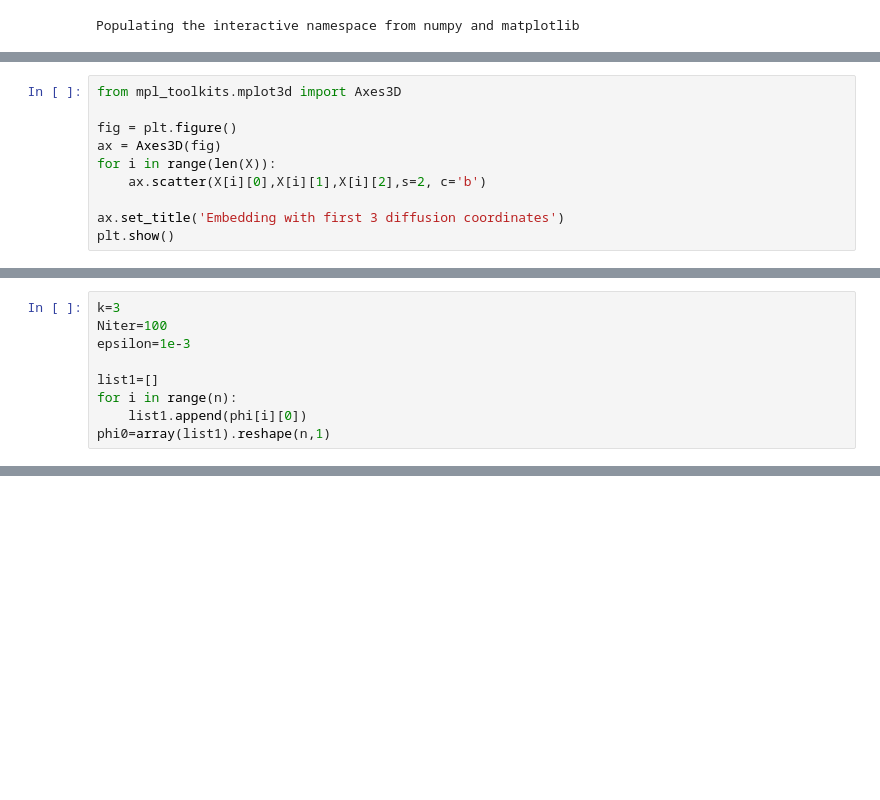
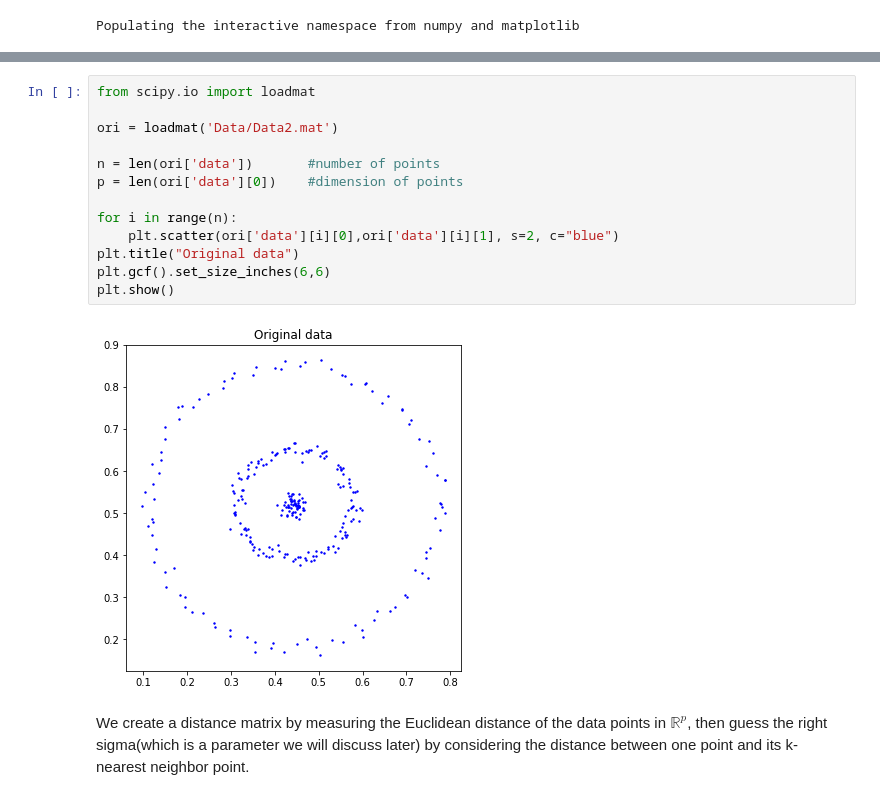
Before and after one commit to teshenglin/diffusion_maps, a Jupyter notebook: AnnLee's_code.ipynb, the cells around one changed output, grey strips where cells are left out. Saved outputs shown, nothing was run; the diff lists cells and outputs as text; blank space fills up the shorter version.

```diff
--- a/AnnLee's_code.ipynb
+++ b/AnnLee's_code.ipynb
@@ -217,10 +4,0 @@ else:
-# %%
-from mpl_toolkits.mplot3d import Axes3D
-
-fig = plt.figure()
-ax = Axes3D(fig)
-for i in range(len(X)):
-    ax.scatter(X[i][0],X[i][1],X[i][2],s=2, c='b')
-
-ax.set_title('Embedding with first 3 diffusion coordinates')
-plt.show()
@@ -231,9 +4,0 @@ plt.show()
-# %%
-k=3
-Niter=100
-epsilon=1e-3
-
-list1=[]
-for i in range(n):
-    list1.append(phi[i][0])
-phi0=array(list1).reshape(n,1)
@@ -384,0 +10,18 @@ plt.show()
+# %%
+from scipy.io import loadmat
+
+ori = loadmat('Data/Data2.mat')
+
+n = len(ori['data'])       #number of points
+p = len(ori['data'][0])    #dimension of points
+
+for i in range(n):
+    plt.scatter(ori['data'][i][0],ori['data'][i][1], s=2, c="blue")
+plt.title("Original data")
+plt.gcf().set_size_inches(6,6)
+plt.show()
+# %% [output]
+[figure, added]
+# %% [markdown]
+We create a distance matrix by measuring the Euclidean distance of the data points in $\mathbb{R}^p$,
+then guess the right sigma(which is a parameter we will discuss later) by considering the distance between one point and its k-nearest neighbor point.
```
Also changed, not shown: parts of 57 cells of this notebook, 4 other files.
